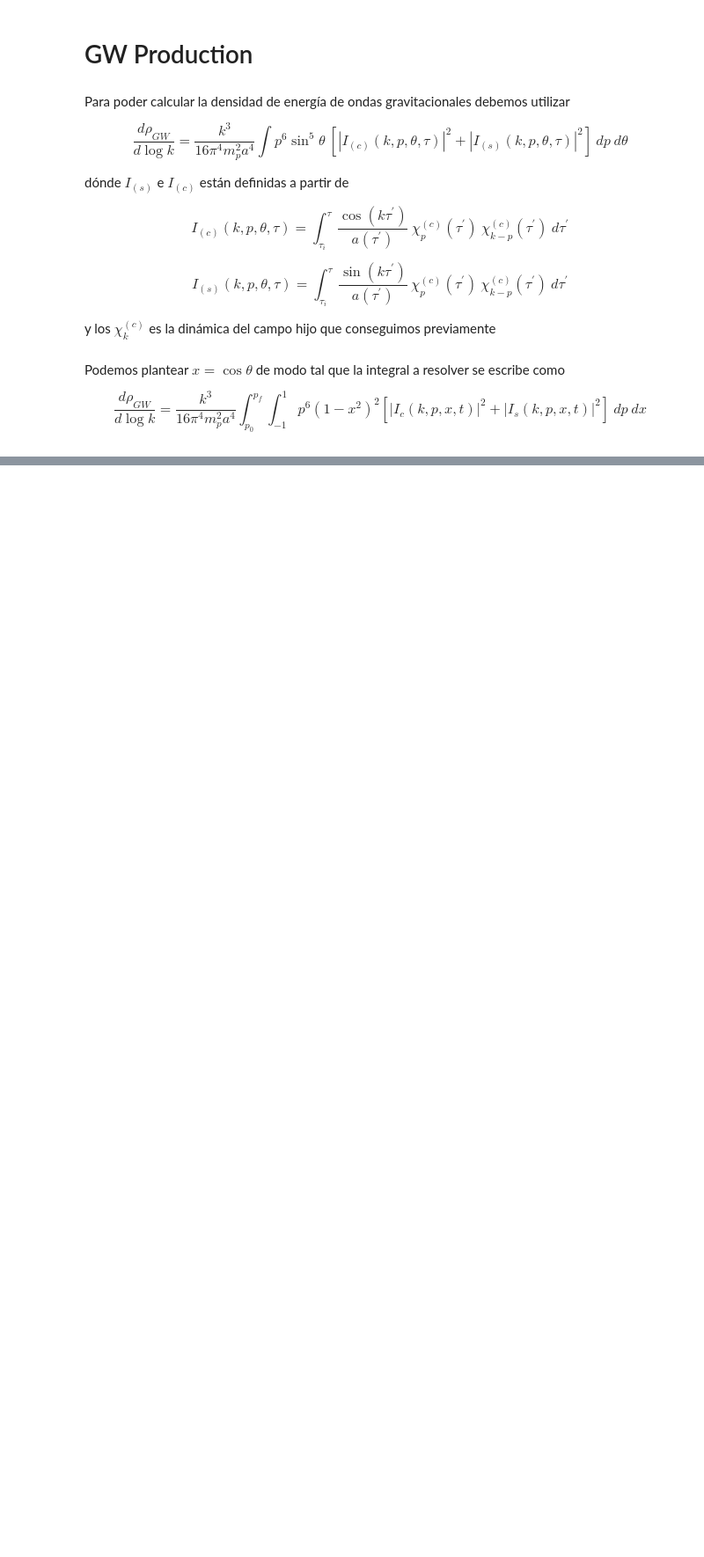
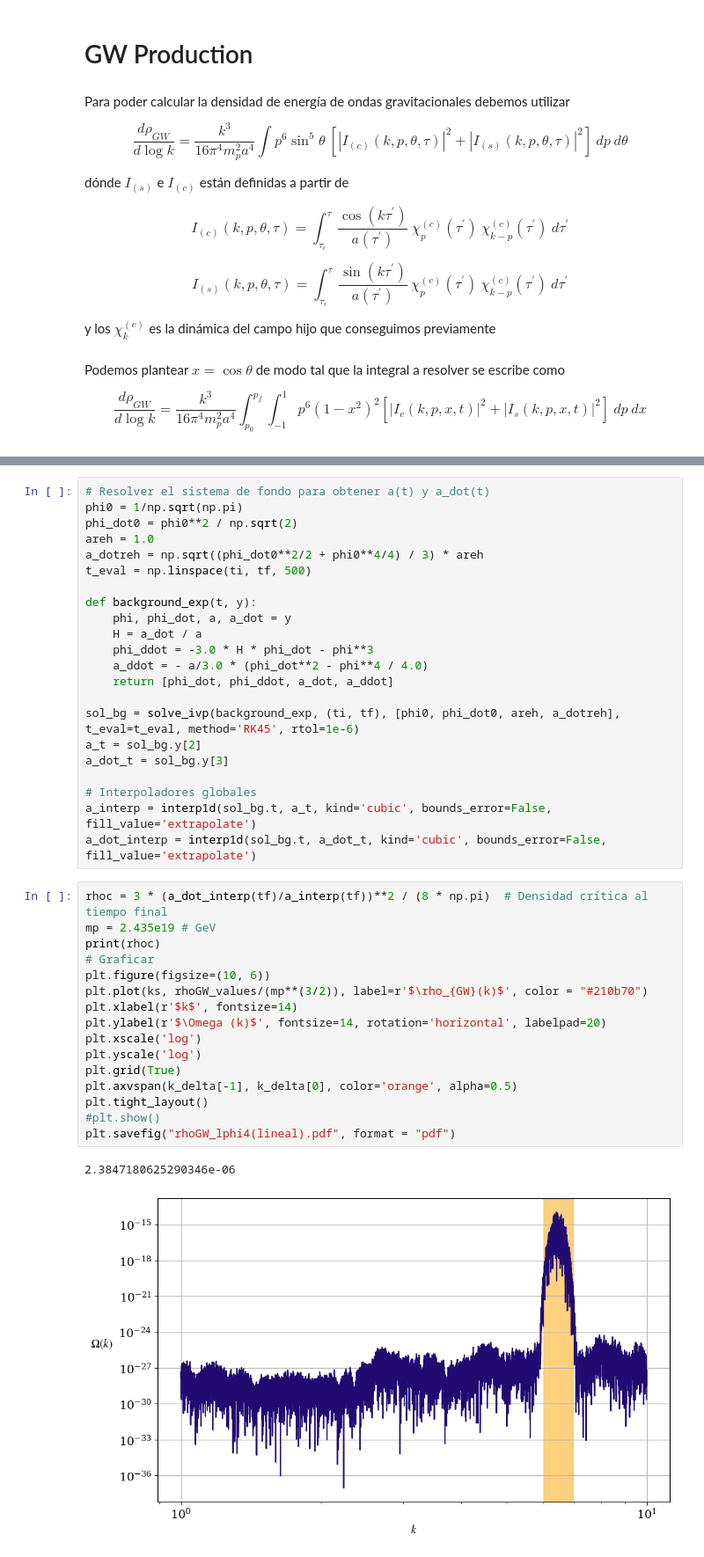
Before and after one commit to TomasCiccarella/Tesis, a Jupyter notebook: lphi4/lphi4.ipynb, the cells around one changed output, grey strips where cells are left out. Shown at 88% size. Saved outputs shown, nothing was run; the diff lists cells and outputs as text; blank space fills up the shorter version.

```diff
--- a/lphi4/lphi4.ipynb
+++ b/lphi4/lphi4.ipynb
@@ -849,0 +850,41 @@ plt.savefig("rhoGW_lphi4(lineal).pdf", format = "pdf")
+# %%
+# Resolver el sistema de fondo para obtener a(t) y a_dot(t)
+phi0 = 1/np.sqrt(np.pi)
+phi_dot0 = phi0**2 / np.sqrt(2)
+areh = 1.0
+a_dotreh = np.sqrt((phi_dot0**2/2 + phi0**4/4) / 3) * areh
+t_eval = np.linspace(ti, tf, 500)
+
+def background_exp(t, y):
+    phi, phi_dot, a, a_dot = y
+    H = a_dot / a
+    phi_ddot = -3.0 * H * phi_dot - phi**3
+    a_ddot = - a/3.0 * (phi_dot**2 - phi**4 / 4.0)
+    return [phi_dot, phi_ddot, a_dot, a_ddot]
+
+sol_bg = solve_ivp(background_exp, (ti, tf), [phi0, phi_dot0, areh, a_dotreh], t_eval=t_eval, method='RK45', rtol=1e-6)
+a_t = sol_bg.y[2]
+a_dot_t = sol_bg.y[3]
+
+# Interpoladores globales
+a_interp = interp1d(sol_bg.t, a_t, kind='cubic', bounds_error=False, fill_value='extrapolate')
+a_dot_interp = interp1d(sol_bg.t, a_dot_t, kind='cubic', bounds_error=False, fill_value='extrapolate')
+# %%
+rhoc = 3 * (a_dot_interp(tf)/a_interp(tf))**2 / (8 * np.pi)  # Densidad crítica al tiempo final
+mp = 2.435e19 # GeV
+print(rhoc)
+# Graficar
+plt.figure(figsize=(10, 6))
+plt.plot(ks, rhoGW_values/(mp**(3/2)), label=r'$\rho_{GW}(k)$', color = "#210b70")
+plt.xlabel(r'$k$', fontsize=14)
+plt.ylabel(r'$\Omega (k)$', fontsize=14, rotation='horizontal', labelpad=20)
+plt.xscale('log')
+plt.yscale('log')
+plt.grid(True)
+plt.axvspan(k_delta[-1], k_delta[0], color='orange', alpha=0.5)
+plt.tight_layout()
+#plt.show()
+plt.savefig("rhoGW_lphi4(lineal).pdf", format = "pdf")
+# %% [output]
+2.3847180625290346e-06
+[figure, added]
```
Also changed, not shown: parts of 16 cells of this notebook, 24 other files.
